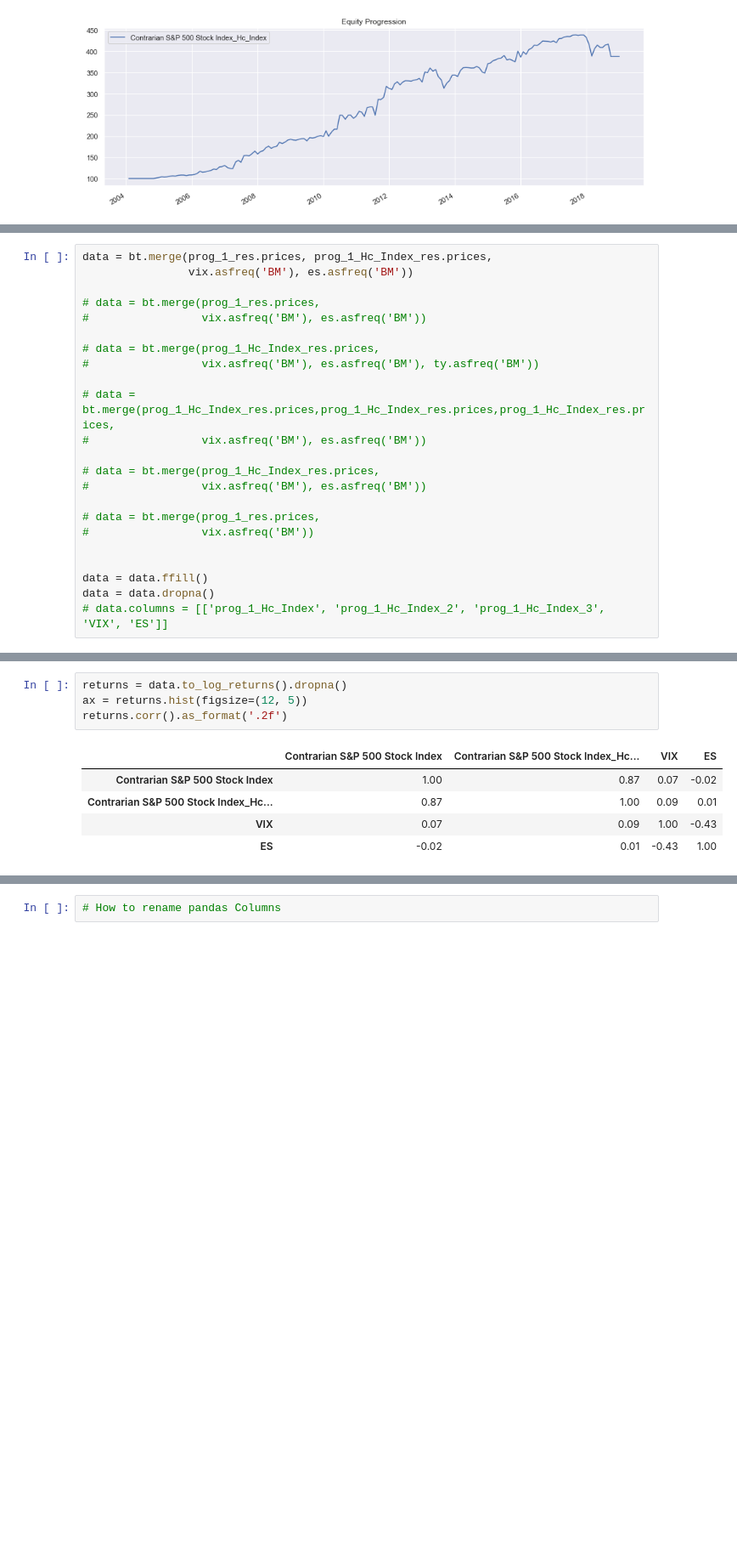
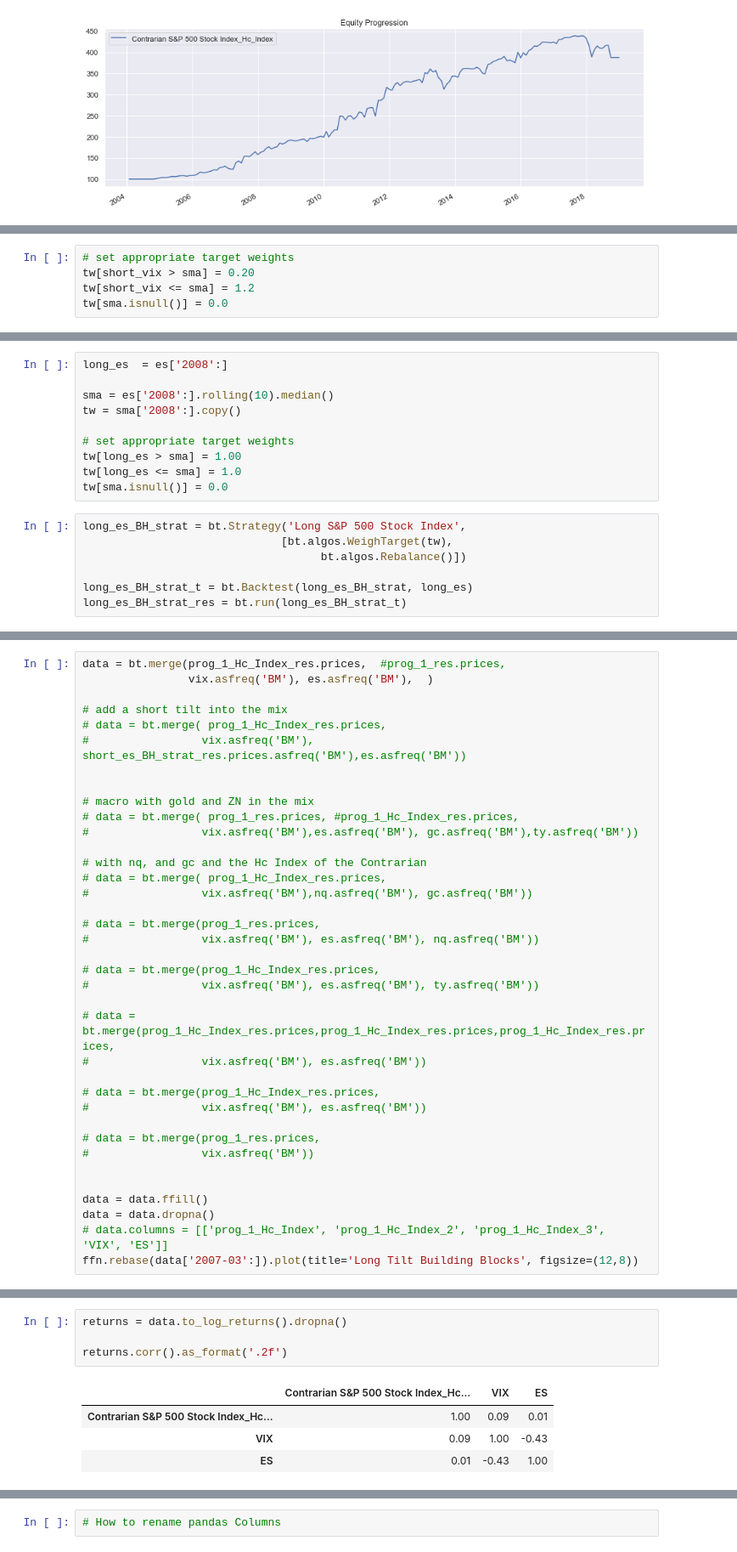
Before and after one commit to TMQR/SG_Discovery, a Jupyter notebook: PAM Portfolio Construction.ipynb, the cells around one changed output, grey strips where cells are left out. Shown at 85% size. Saved outputs shown, nothing was run; the diff lists cells and outputs as text; blank space fills up the shorter version.

```diff
--- a/PAM Portfolio Construction.ipynb
+++ b/PAM Portfolio Construction.ipynb
@@ -214,0 +318,5 @@ Win 12m %            89.35%                                     73.96%
+# %%
+# set appropriate target weights
+tw[short_vix > sma] = 0.20
+tw[short_vix <= sma] = 1.2
+tw[sma.isnull()] = 0.0
@@ -214,0 +340,17 @@ Win 12m %            89.35%                                     73.96%
+# %%
+long_es  = es['2008':]
+
+sma = es['2008':].rolling(10).median()
+tw = sma['2008':].copy()
+
+# set appropriate target weights
+tw[long_es > sma] = 1.00
+tw[long_es <= sma] = 1.0
+tw[sma.isnull()] = 0.0
+# %%
+long_es_BH_strat = bt.Strategy('Long S&P 500 Stock Index',
+                              [bt.algos.WeighTarget(tw),
+                                    bt.algos.Rebalance()])
+
+long_es_BH_strat_t = bt.Backtest(long_es_BH_strat, long_es)
+long_es_BH_strat_res = bt.run(long_es_BH_strat_t)
@@ -223,9 +373,22 @@ z['2008':].rebase().plot(figsize=(14,12))
 # %%
-data = bt.merge(prog_1_res.prices, prog_1_Hc_Index_res.prices,
-                vix.asfreq('BM'), es.asfreq('BM'))
+data = bt.merge(prog_1_Hc_Index_res.prices,  #prog_1_res.prices,
+                vix.asfreq('BM'), es.asfreq('BM'),  )
+
+# add a short tilt into the mix
+# data = bt.merge( prog_1_Hc_Index_res.prices,
+#                 vix.asfreq('BM'), short_es_BH_strat_res.prices.asfreq('BM'),es.asfreq('BM'))
+
+
+# macro with gold and ZN in the mix
+# data = bt.merge( prog_1_res.prices, #prog_1_Hc_Index_res.prices,
+#                 vix.asfreq('BM'),es.asfreq('BM'), gc.asfreq('BM'),ty.asfreq('BM'))
+
+# with nq, and gc and the Hc Index of the Contrarian
+# data = bt.merge( prog_1_Hc_Index_res.prices,
+#                 vix.asfreq('BM'),nq.asfreq('BM'), gc.asfreq('BM'))
 
 # data = bt.merge(prog_1_res.prices,
-#                 vix.asfreq('BM'), es.asfreq('BM'))
+#                 vix.asfreq('BM'), es.asfreq('BM'), nq.asfreq('BM'))
 
 # data = bt.merge(prog_1_Hc_Index_res.prices,
 #                 vix.asfreq('BM'), es.asfreq('BM'), ty.asfreq('BM'))
@@ -243,3 +406,4 @@ data = bt.merge(prog_1_res.prices, prog_1_Hc_Index_res.prices,
 data = data.ffill()
 data = data.dropna()
 # data.columns = [['prog_1_Hc_Index', 'prog_1_Hc_Index_2', 'prog_1_Hc_Index_3', 'VIX', 'ES']]
+ffn.rebase(data['2007-03':]).plot(title='Long Tilt Building Blocks', figsize=(12,8))
@@ -270,10 +450,9 @@ res.get_security_weights().plot()
 # %%
 returns = data.to_log_returns().dropna()
-ax = returns.hist(figsize=(12, 5))
+
 returns.corr().as_format('.2f')
 # %% [output]
-|  | Contrarian S&P 500 Stock Index | Contrarian S&P 500 Stock Index_Hc... | VIX | ES |
-| Contrarian S&P 500 Stock Index | 1.00 | 0.87 | 0.07 | -0.02 |
-| Contrarian S&P 500 Stock Index_Hc... | 0.87 | 1.00 | 0.09 | 0.01 |
-| VIX | 0.07 | 0.09 | 1.00 | -0.43 |
-| ES | -0.02 | 0.01 | -0.43 | 1.00 |
+|  | Contrarian S&P 500 Stock Index_Hc... | VIX | ES |
+| Contrarian S&P 500 Stock Index_Hc... | 1.00 | 0.09 | 0.01 |
+| VIX | 0.09 | 1.00 | -0.43 |
+| ES | 0.01 | -0.43 | 1.00 |
```
Also changed, not shown: parts of 72 cells of this notebook, 1 other file.
